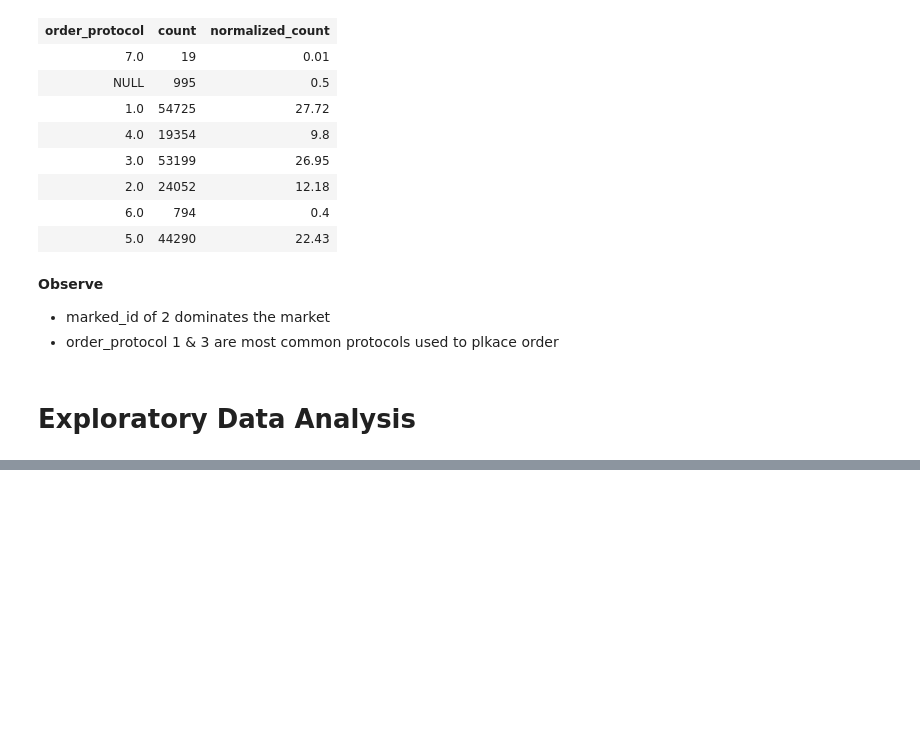
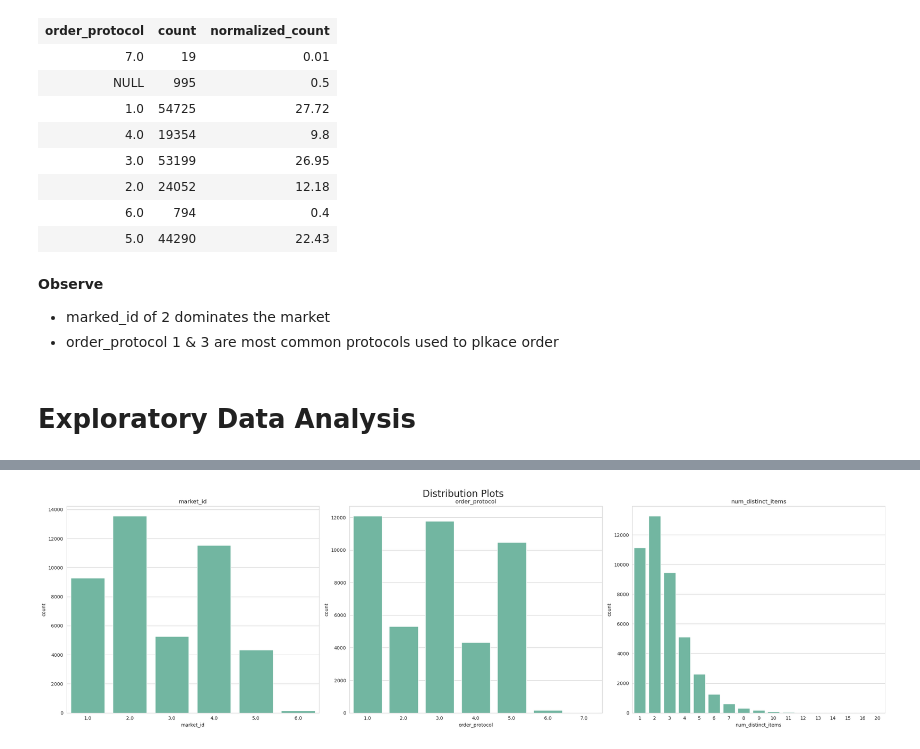
Before and after one commit to gitbharrat/delivery_time_nn, a Jupyter notebook: notebook/delivery_time_estimation.ipynb, the cells around one changed output, grey strips where cells are left out. Drawn from its saved outputs; the diff is of its cells as text; code cells hidden in the pictures; blank space fills up the shorter version.

```diff
--- a/notebook/delivery_time_estimation.ipynb
+++ b/notebook/delivery_time_estimation.ipynb
@@ -223,0 +228,28 @@ plt.show()
+# %%
+# Analyzing Categoriacal Columns
+
+nrows = 1
+
+fig, axes = plt.subplots(nrows=nrows, ncols=3, figsize=(25, 7 * nrows))
+
+# Flatten the axes array for easier indexing
+axes = axes.flatten()
+
+# Counter for axes fixing
+counter = 0
+
+# Loop through each continuous column to create distribution plots
+for i, feature in enumerate(categorical_cols):
+    if feature == 'store_id' or feature == 'store_primary_category':
+        counter += 1
+        continue
+    sns.countplot(data=pandas_df, x=feature, ax=axes[i-counter] )
+    axes[i-counter].set_title(feature)
+
+# Adjust layout
+plt.tight_layout()
+
+plt.suptitle("Distribution Plots", y=1.02, fontsize=20)
+plt.show()
+# %% [output]
+[figure, added]
```
Also changed, not shown: parts of 11 cells of this notebook.
